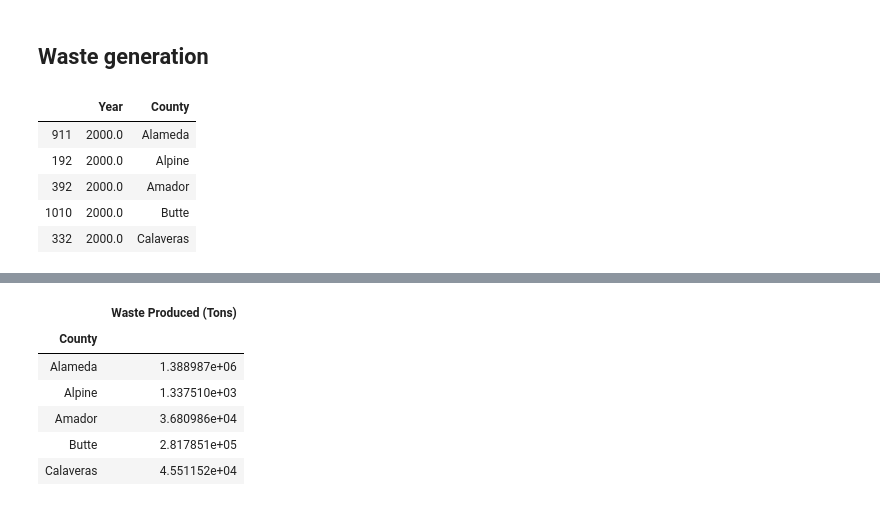
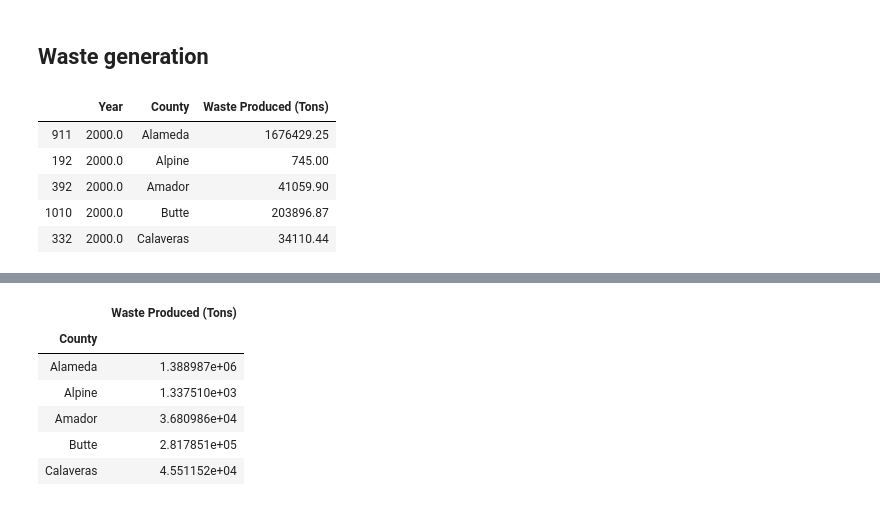
Before and after one commit to matthew-y-dong/ca-waste, a Jupyter notebook: eda/waste-data-eda.ipynb, the cells around one changed output, grey strips where cells are left out. Cells and saved outputs as stored; diff of their text form; code cells hidden in the pictures.

```diff
--- a/eda/waste-data-eda.ipynb
+++ b/eda/waste-data-eda.ipynb
@@ -34,15 +34,15 @@ Path to data: /Users/mdong/dataScience/projects-ml/ca-waste/data/
 # %%
 complete_feature_df = pd.read_csv(DATA_PATH + "complete_feature_df.csv")
 complete_feature_df.sort_values(["Year", "County"], inplace=True)
-complete_feature_df = complete_feature_df[["Year", "County"]]
+complete_feature_df = complete_feature_df[["Year", "County", "Waste Produced (Tons)"]]
 complete_feature_df.head()
 # %% [output]
-|  | Year | County |
-| 911 | 2000.0 | Alameda |
-| 192 | 2000.0 | Alpine |
-| 392 | 2000.0 | Amador |
-| 1010 | 2000.0 | Butte |
-| 332 | 2000.0 | Calaveras |
+|  | Year | County | Waste Produced (Tons) |
+| 911 | 2000.0 | Alameda | 1676429.25 |
+| 192 | 2000.0 | Alpine | 745.00 |
+| 392 | 2000.0 | Amador | 41059.90 |
+| 1010 | 2000.0 | Butte | 203896.87 |
+| 332 | 2000.0 | Calaveras | 34110.44 |
 # %%
 fig = px.line(complete_feature_df, x="Year", y="Population", color='County')
 fig.show()
```
Also changed, not shown: parts of 9 cells of this notebook, 1 other file.
